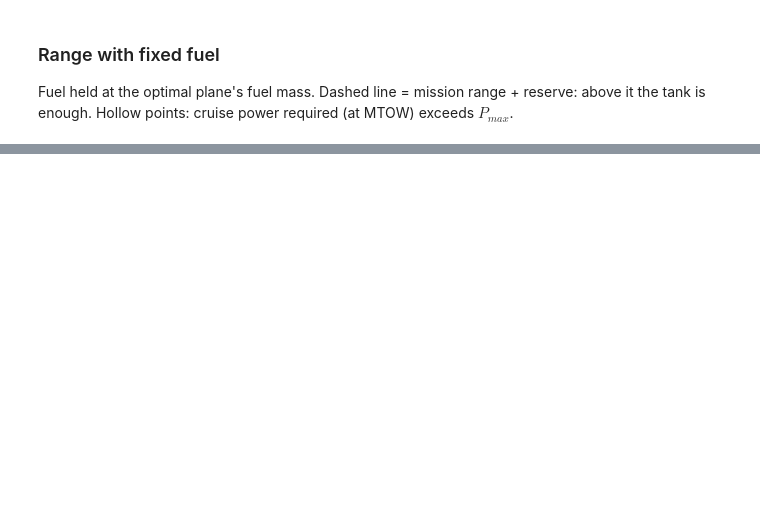
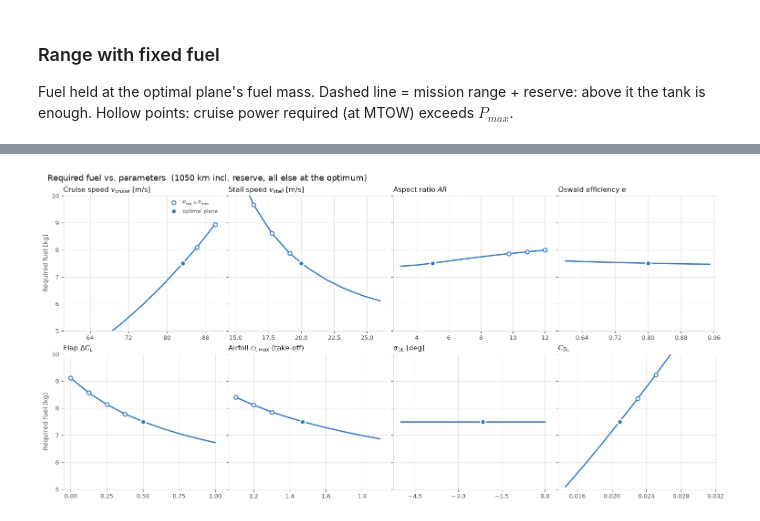
Before and after one commit to rouvenspaar/ardea-sizer, a Jupyter notebook: sensitivity_analysis.ipynb, the cells around one changed output, grey strips where cells are left out. Drawn from its saved outputs; the diff is of its cells as text; code cells hidden in the pictures; blank space fills up the shorter version.

```diff
--- a/sensitivity_analysis.ipynb
+++ b/sensitivity_analysis.ipynb
@@ -17,8 +17,7 @@ from matplotlib.ticker import MaxNLocator
 import ardea_sizer as az
 from ardea_sizer.pipeline import evaluate_from_fuel_mass
 
-FUEL_DENSITY = 0.75      # kg/l, gasoline
-FUEL_BAND = (5.0, 10.0)  # l, target fuel band shaded in the required-fuel plot
+FUEL_YLIM = (5.0, 10.0)  # kg, y-axis of the required-fuel plot
 N_POINTS = 9             # per sweep
 # %% [markdown]
 ## 1. Optimal plane from `base.json`
@@ -160,10 +179,12 @@ Fuel sized for mission range + reserve, converted at `FUEL_DENSITY`. Grey band =
 # %%
 plot_sweeps(
-    "fuel_l", "fuel_power_ok", FUEL_OPT / FUEL_DENSITY,
-    ylabel="Required fuel [l]",
+    "fuel_kg", "fuel_power_ok", FUEL_OPT,
+    ylabel="Required fuel [kg]",
     title=f"Required fuel vs. parameters  ({TARGET_KM:.0f} km incl. reserve, all else at the optimum)",
-    band=FUEL_BAND,
+    ylim=FUEL_YLIM,
 )
+# %% [output]
+[figure, added]
 # %%
 pd.DataFrame(
     {
```
Also changed, not shown: parts of 9 cells of this notebook.
